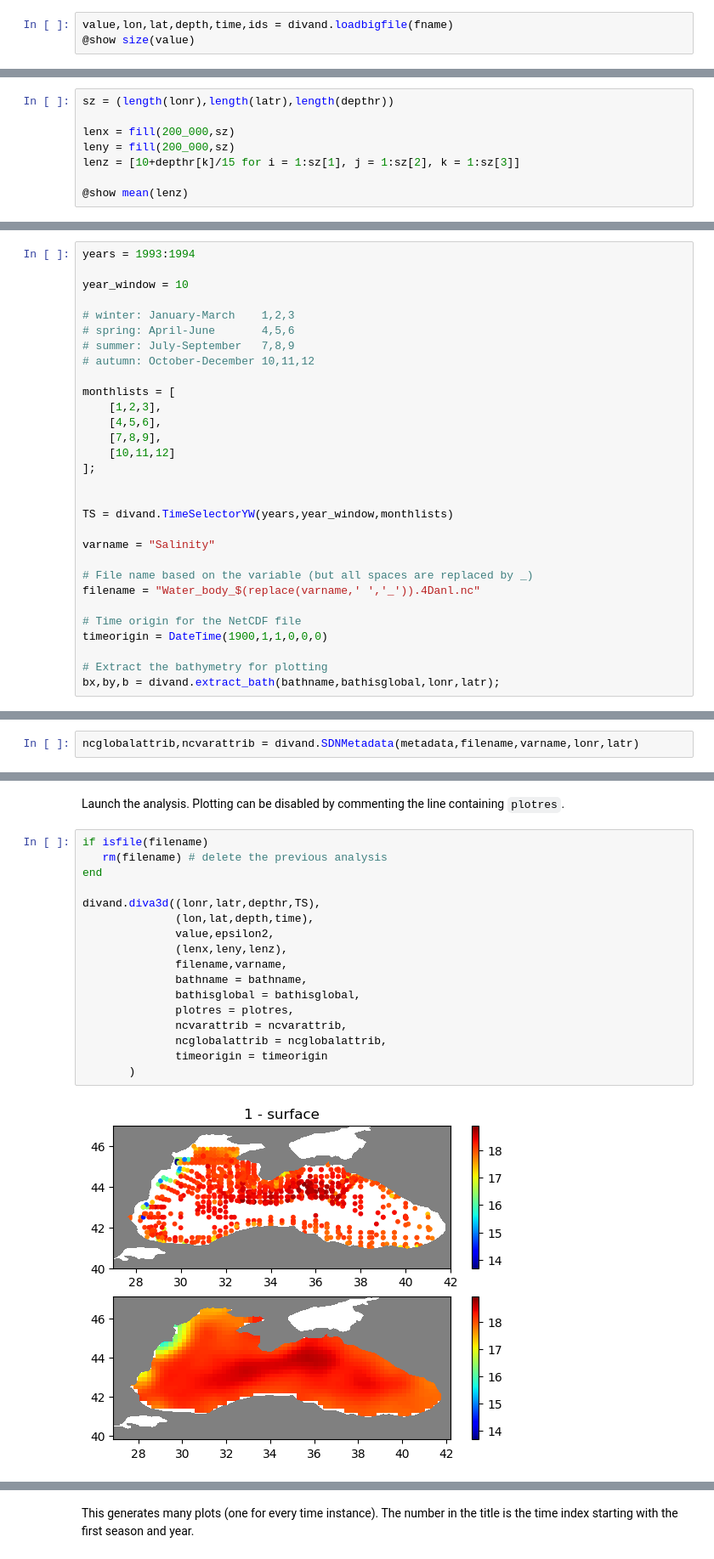
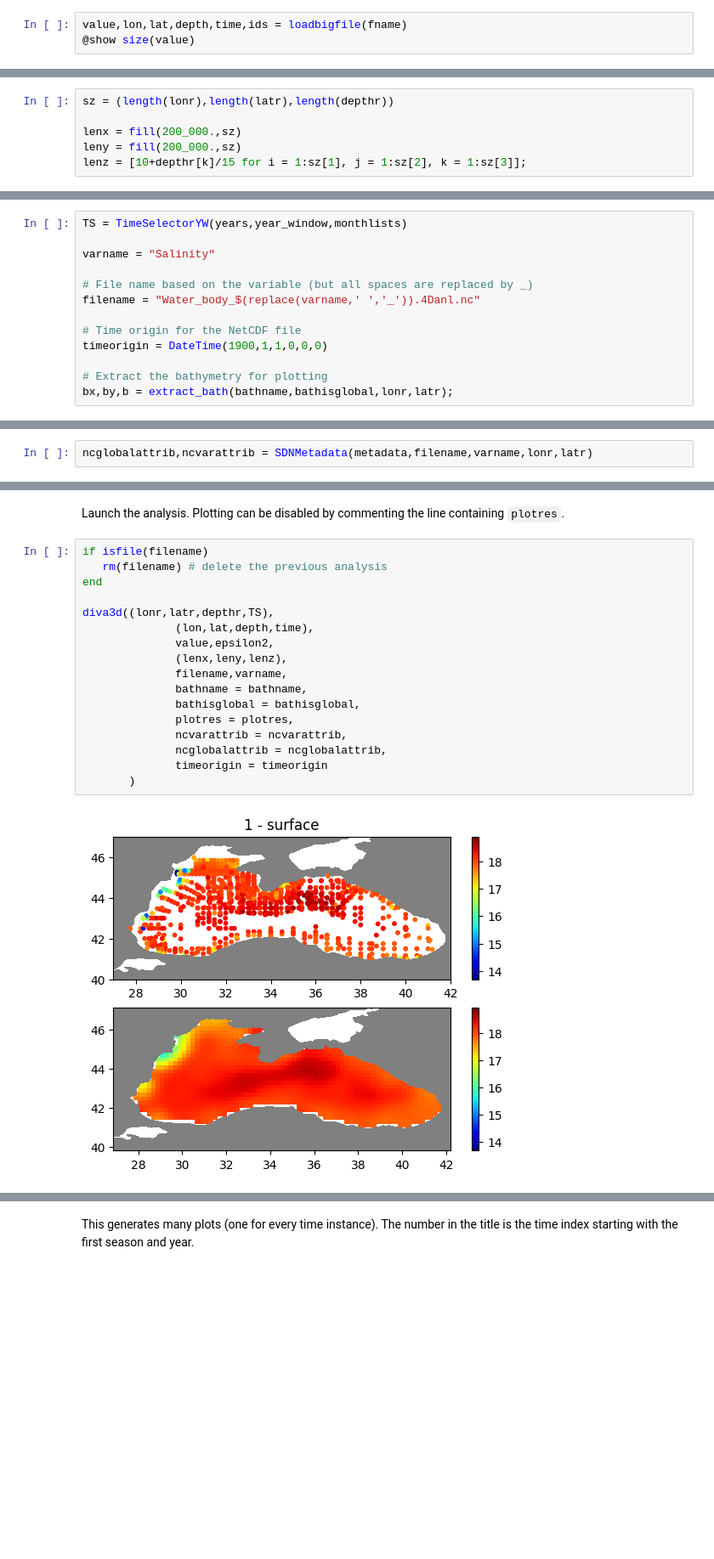
Before and after one commit to gher-uliege/Diva-Workshops, a Jupyter notebook: notebooks/example-analysis.ipynb, the cells around one changed output, grey strips where cells are left out. Shown at 85% size. Saved outputs shown, nothing was run; the diff lists cells and outputs as text; blank space fills up the shorter version.

```diff
--- a/notebooks/example-analysis.ipynb
+++ b/notebooks/example-analysis.ipynb
@@ -53,5 +53,5 @@ Yes, the format is a bit strange and partially redundant.
 # %%
-value,lon,lat,depth,time,ids = divand.loadbigfile(fname)
+value,lon,lat,depth,time,ids = loadbigfile(fname)
 @show size(value)
 # %% [output]
 size(value) = (139230,)
@@ -109,8 +110,6 @@ Correlation length in meters (in x, y, and z directions)
 # %%
 sz = (length(lonr),length(latr),length(depthr))
 
-lenx = fill(200_000,sz)
-leny = fill(200_000,sz)
-lenz = [10+depthr[k]/15 for i = 1:sz[1], j = 1:sz[2], k = 1:sz[3]]
-
-@show mean(lenz)
+lenx = fill(200_000.,sz)
+leny = fill(200_000.,sz)
+lenz = [10+depthr[k]/15 for i = 1:sz[1], j = 1:sz[2], k = 1:sz[3]];
@@ -122,22 +146,5 @@ Year range and averaging time window
 # %%
-years = 1993:1994
-
-year_window = 10
-
-# winter: January-March    1,2,3
-# spring: April-June       4,5,6
-# summer: July-September   7,8,9
-# autumn: October-December 10,11,12
-
-monthlists = [
-    [1,2,3],
-    [4,5,6],
-    [7,8,9],
-    [10,11,12]
-];
-
-
-TS = divand.TimeSelectorYW(years,year_window,monthlists)
+TS = TimeSelectorYW(years,year_window,monthlists)
 
 varname = "Salinity"
 
@@ -148,4 +155,4 @@ filename = "Water_body_$(replace(varname,' ','_')).4Danl.nc"
 timeorigin = DateTime(1900,1,1,0,0,0)
 
 # Extract the bathymetry for plotting
-bx,by,b = divand.extract_bath(bathname,bathisglobal,lonr,latr);
+bx,by,b = extract_bath(bathname,bathisglobal,lonr,latr);
@@ -227,5 +243,5 @@ DataStructures.OrderedDict{String,Any} with 16 entries:
 # %%
-ncglobalattrib,ncvarattrib = divand.SDNMetadata(metadata,filename,varname,lonr,latr)
+ncglobalattrib,ncvarattrib = SDNMetadata(metadata,filename,varname,lonr,latr)
 # %% [output]
 (DataStructures.OrderedDict("project"=>"SeaDataCloud","institution"=>"University of Liege, GeoHydrodynamics and Environment Research","institution_urn"=>"SDN:EDMO::1579","production"=>"Diva group. E-m ...
 # %% [markdown]
@@ -265,19 +281,19 @@ Launch the analysis. Plotting can be disabled by commenting the line containing
 # %%
 if isfile(filename)
    rm(filename) # delete the previous analysis
 end
 
-divand.diva3d((lonr,latr,depthr,TS),
+diva3d((lonr,latr,depthr,TS),
               (lon,lat,depth,time),
               value,epsilon2,
               (lenx,leny,lenz),
               filename,varname,
               bathname = bathname,
               bathisglobal = bathisglobal,
               plotres = plotres,
               ncvarattrib = ncvarattrib,
               ncglobalattrib = ncglobalattrib,
               timeorigin = timeorigin
        )
 # %% [output]
-[figure, old version]
+[figure, new version]
```
Also changed, not shown: parts of 11 cells of this notebook.
